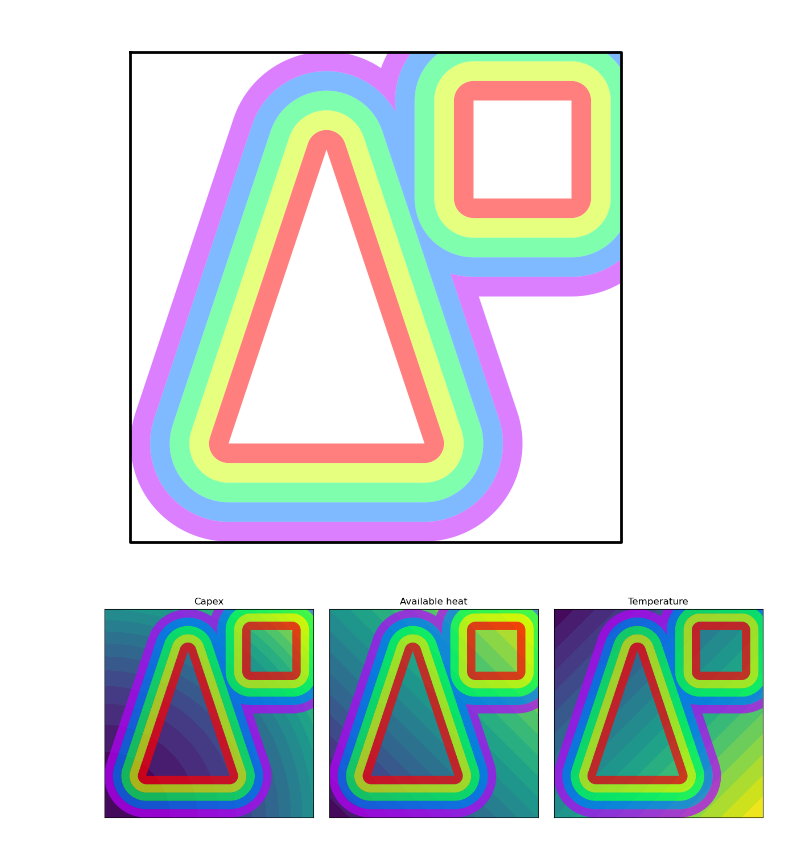
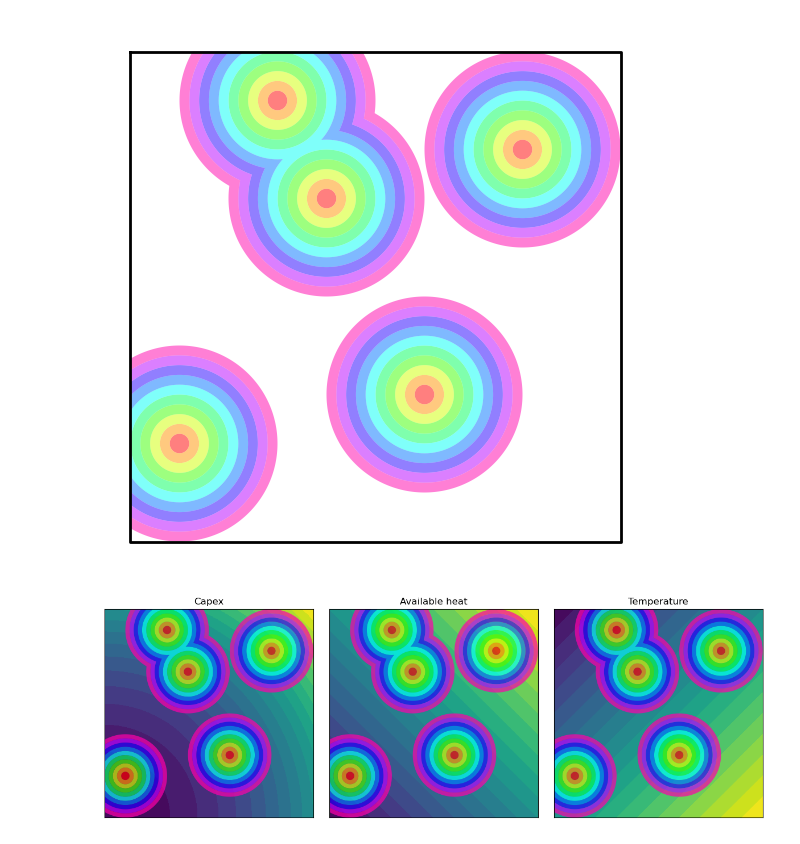
Before and after one commit to LukasFrankenQ/pypsa-earth-sec, a Jupyter notebook: notebooks/spatial.ipynb, the cells around one changed output. Saved outputs shown, nothing was run; the diff lists cells and outputs as text; code cells hidden in the pictures.

```diff
--- a/notebooks/spatial.ipynb
+++ b/notebooks/spatial.ipynb
@@ -44,37 +44,37 @@ def get_circles(outer, inner, n_steps, max_distance=0.2, do_plot=False):
     # for outer_ring, to_exclude in zip(shapes[::-1], shapes[1::-1]):
     for outer_ring, to_exclude, distance in zip(shapes[1:], shapes, target_outers):
 
         new_ring = outer_ring.difference(to_exclude).intersection(outer)
         rings[distance] = new_ring
 
 
     if do_plot:
         _, ax = plt.subplots(figsize=(7, 7))
 
         ax.plot(*outer.exterior.xy, linewidth=2, color='black')
 
         for ring, c in zip(rings.values(), generate_color_list(n_steps)):
             gpd.GeoSeries([ring]).plot(ax=ax, alpha=0.5, color=c)
 
         for border in ['top', 'bottom', 'left', 'right']:
             ax.spines[border].set_visible(False)
 
         ax.set_xticks([])
         ax.set_yticks([])
 
         plt.show()
 
     return rings
 
 
 outer = Polygon([(0, 1), (1, 1), (1, 0), (0, 0)])
 
-n = 5
+n = 10
 # rings = get_circles(outer, inner1, n, do_plot=True)
-rings = get_circles(outer, inner2, n, do_plot=True)
-# rings = get_circles(outer, inner3, n, do_plot=True)
+# rings = get_circles(outer, inner2, n, do_plot=True)
+rings = get_circles(outer, inner3, n, do_plot=True)
 # %% [output]
-[figure, old version]
+[figure, new version]
 # %%
 x = np.linspace(0, 1, 100)
 y = np.linspace(0, 1, 100)
@@ -101,7 +101,7 @@ for ax, data, title in zip(axs, [capex, available_heat, temperature], ['Capex',
 plt.tight_layout()
 plt.show()
 # %% [output]
-[figure, old version]
+[figure, new version]
 # %%
 def get_region_value(x, y, shape, zeroth, first):
 
```
Also changed, not shown: parts of 1 cell of this notebook, 3 other files.
